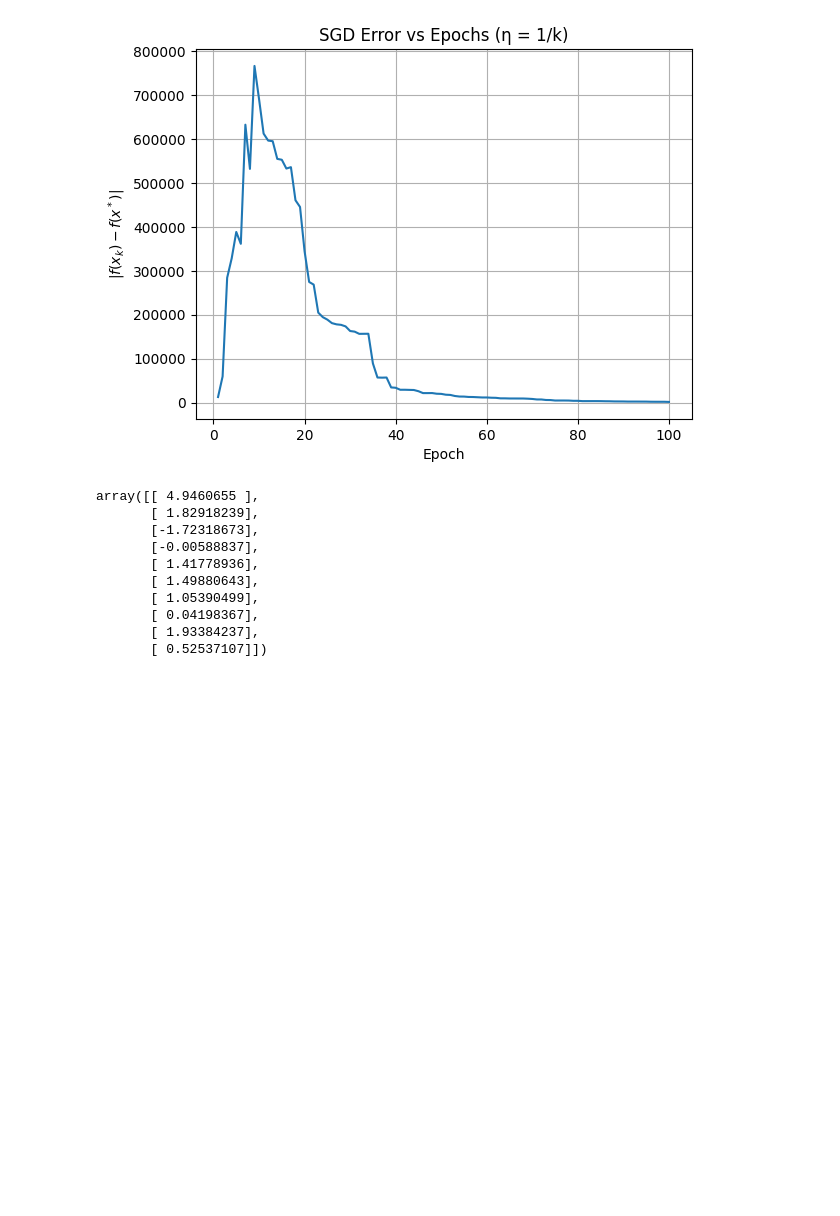
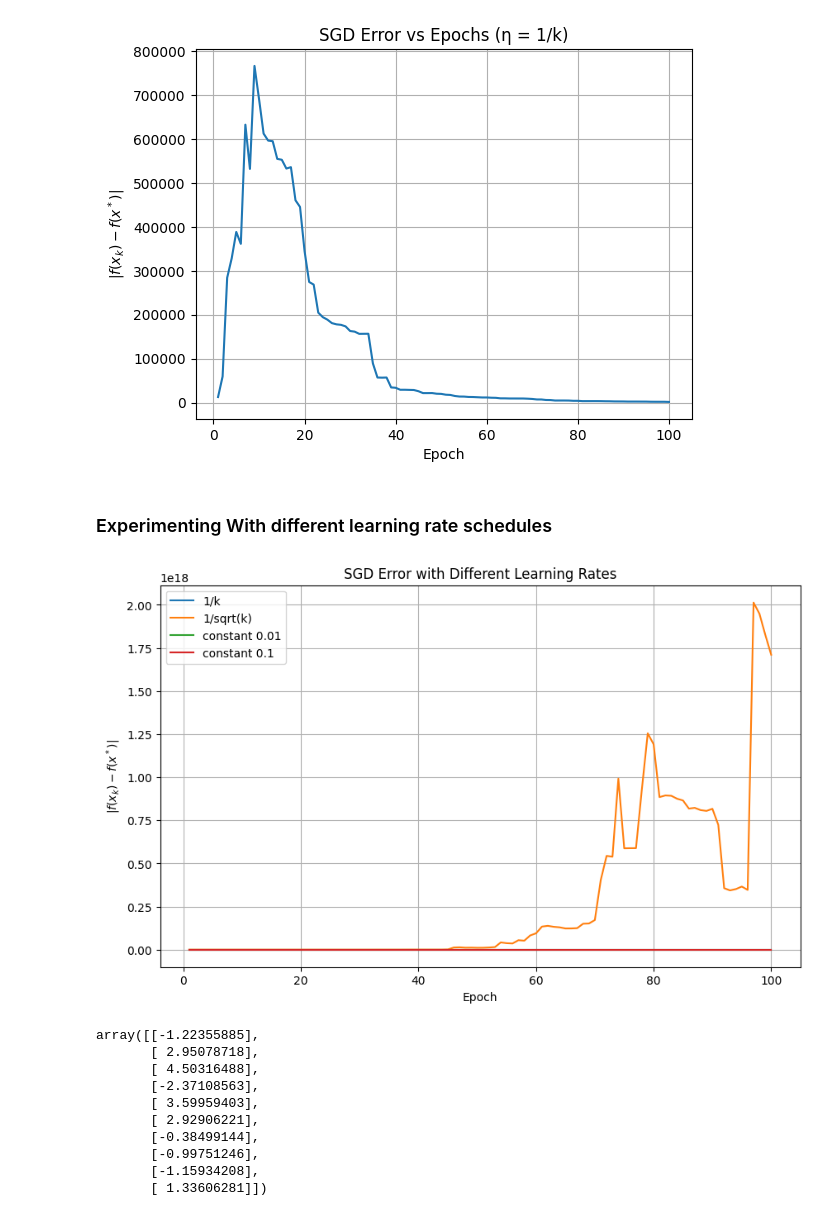
Before and after one commit to sumit-sah314/my-ml-learning-journey, a Jupyter notebook: ML Research/SGD/sgd.ipynb, the cells around one changed output. Saved outputs shown, nothing was run; the diff lists cells and outputs as text; code cells hidden in the pictures; blank space fills up the shorter version.

```diff
--- a/ML Research/SGD/sgd.ipynb
+++ b/ML Research/SGD/sgd.ipynb
@@ -282,16 +282,38 @@ plt.grid(True)
 plt.show()
 # %% [output]
 [figure]
+# %% [markdown]
+### Experimenting With different learning rate schedules
+# %%
+schedules = {
+    "1/k": lambda k: 1.0 / k,
+    "1/sqrt(k)": lambda k: 1.0 / np.sqrt(k),
+    "constant 0.01": lambda k: 0.01,
+    "constant 0.1": lambda k: 0.1,
+}
+plt.figure(figsize=(10, 6))
+for label, sched in schedules.items():
+    x_sgd, error_history = sgd(A, b, x0, epochs=100, lr_schedule=sched)
+    plt.plot(range(1, 101), error_history, label=label)
+
+plt.xlabel("Epoch")
+plt.ylabel(r"$|f(x_k) - f(x^*)|$")
+plt.title("SGD Error with Different Learning Rates")
+plt.legend()
+plt.grid(True)
+plt.show()
+# %% [output]
+[figure, added]
 # %%
 x_sgd
 # %% [output]
-array([[ 4.9460655 ],
-       [ 1.82918239],
-       [-1.72318673],
-       [-0.00588837],
-       [ 1.41778936],
-       [ 1.49880643],
-       [ 1.05390499],
-       [ 0.04198367],
-       [ 1.93384237],
-       [ 0.52537107]])
+array([[-1.22355885],
+       [ 2.95078718],
+       [ 4.50316488],
+       [-2.37108563],
+       [ 3.59959403],
+       [ 2.92906221],
+       [-0.38499144],
+       [-0.99751246],
+       [-1.15934208],
+       [ 1.33606281]])
```
Also changed, not shown: parts of 4 cells of this notebook, 1 other file.
